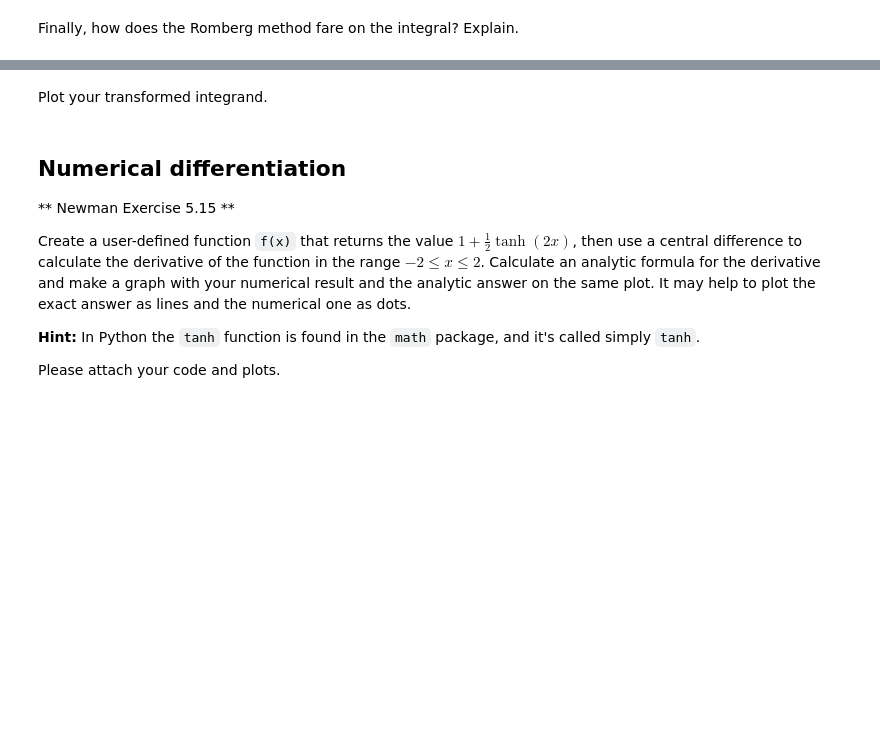
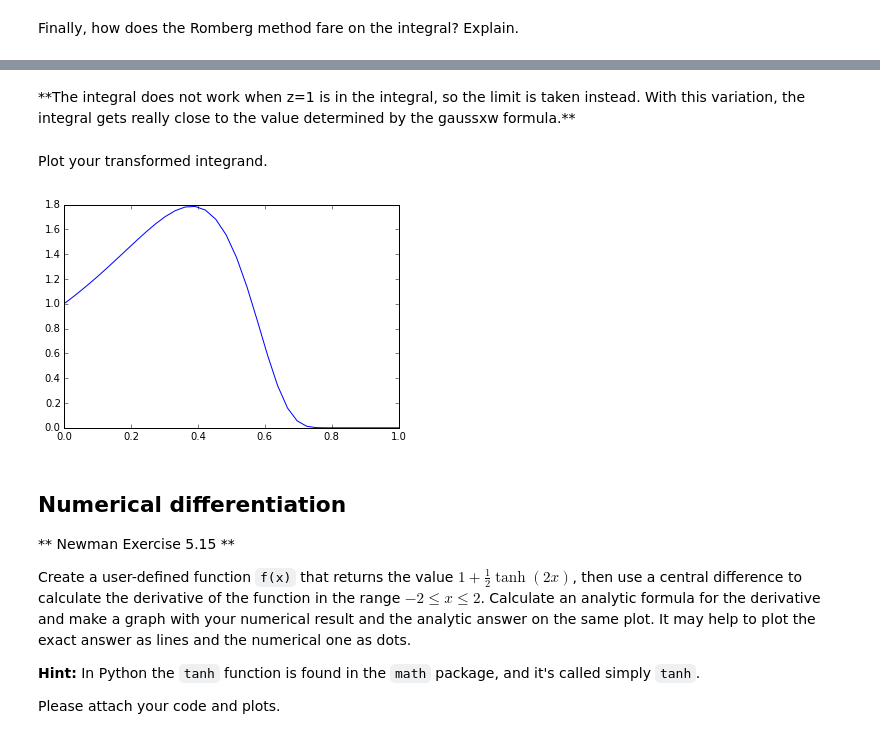
Before and after one commit to Ashardalon125/Weekly-Sessions, a Jupyter notebook: Weekly Session 5.ipynb, the cells around one changed output, grey strips where cells are left out. Drawn from its saved outputs; the diff is of its cells as text; code cells hidden in the pictures; blank space fills up the shorter version.

```diff
--- a/Weekly Session 5.ipynb
+++ b/Weekly Session 5.ipynb
@@ -612,2 +643,6 @@ Answer here
+# %% [markdown]
+<div class=answer>
+<div/>
+**The integral does not work when z=1 is in the integral, so the limit is taken instead. With this variation, the integral gets really close to the value determined by the gaussxw formula.**
 # %% [markdown]
 Plot your transformed integrand.
@@ -616,3 +649,14 @@ Plot your transformed integrand.
+# %%
+#your code here
+y=[]
+numPoints=50
+for i in range(numPoints):
+    y.append(f(x[i]))
+
+plt.plot(x,y)
+plt.show()
+# %% [output]
+[figure, added]
 # %% [markdown]
 ## Numerical differentiation
 
```
Also changed, not shown: parts of 14 cells of this notebook, 1 other file.
